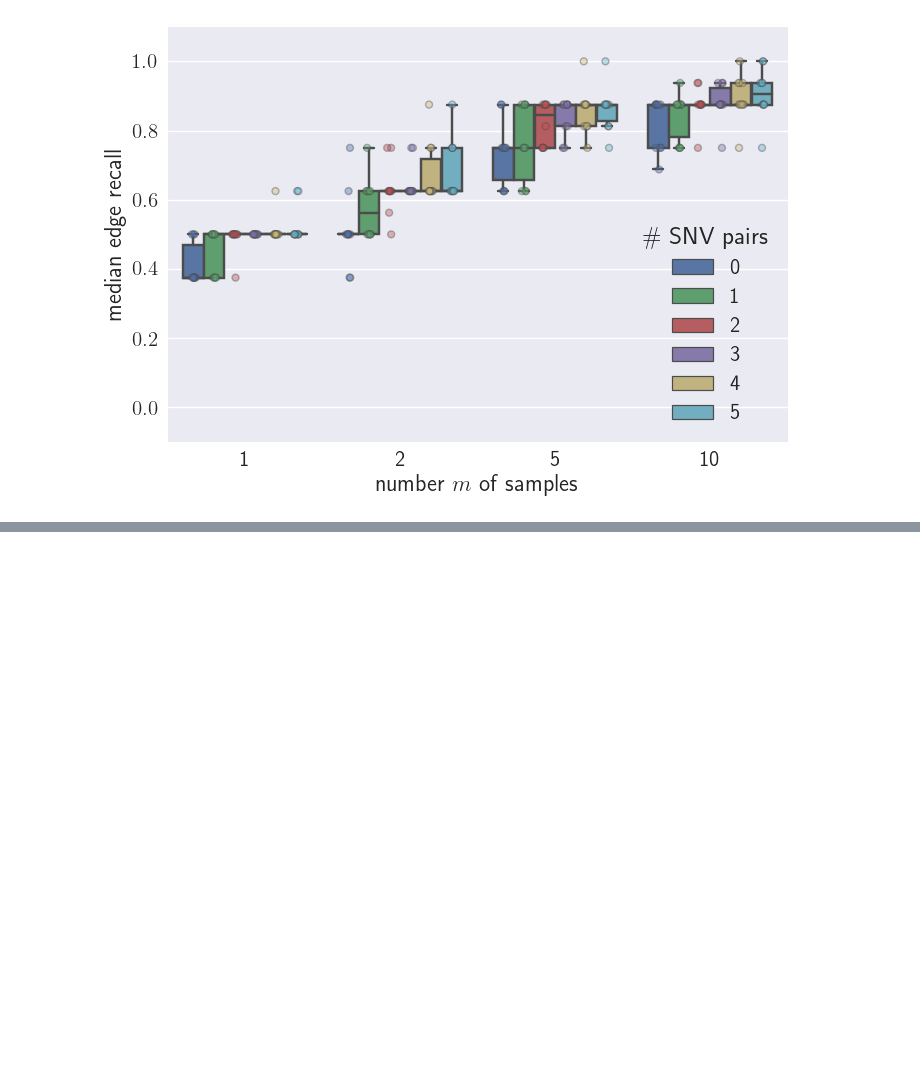
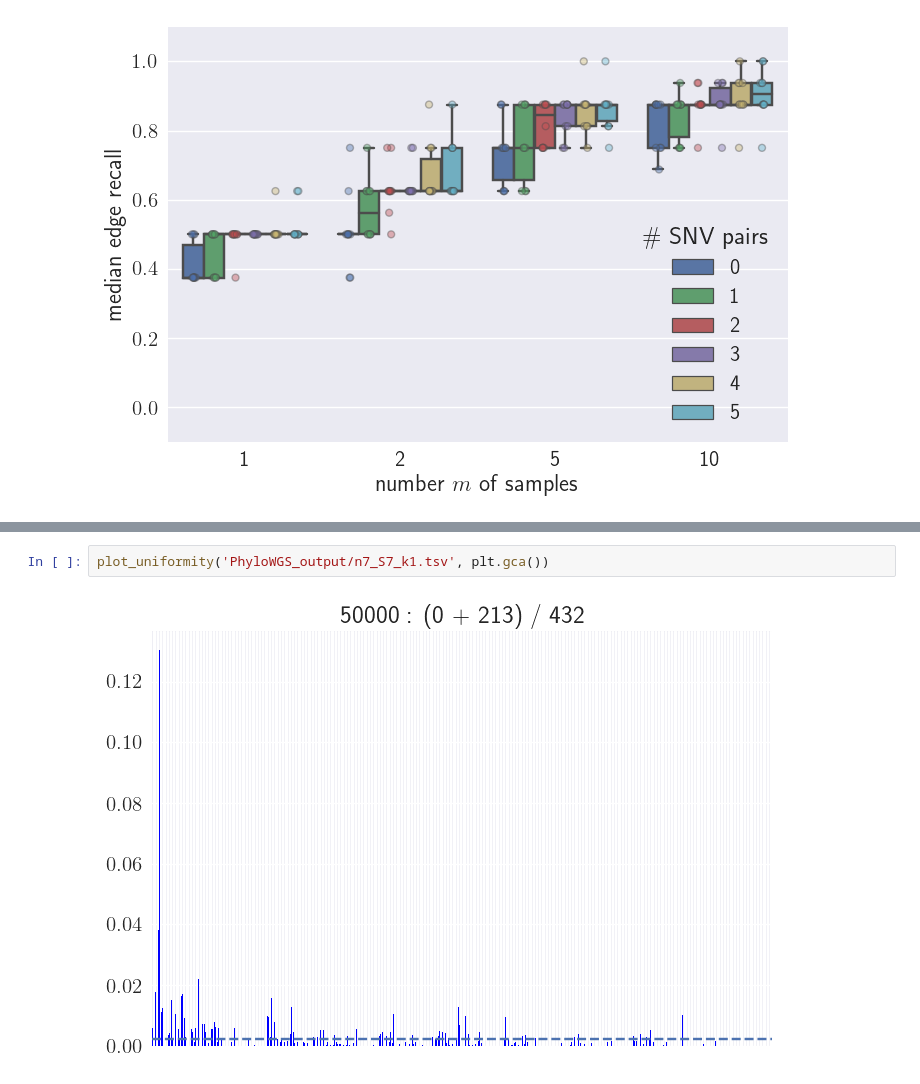
Before and after one commit to elkebir-group/PPM-NonUniq, a Jupyter notebook: analysis.ipynb, the cells around one changed output, grey strips where cells are left out. Saved outputs shown, nothing was run; the diff lists cells and outputs as text; blank space fills up the shorter version.

```diff
--- a/analysis.ipynb
+++ b/analysis.ipynb
@@ -467,0 +566,4 @@ plt.savefig("edge_recall_LRS.pdf")
+# %%
+plot_uniformity('PhyloWGS_output/n7_S7_k1.tsv', plt.gca())
+# %% [output]
+[figure, added]
```
Also changed, not shown: parts of 10 cells of this notebook, 20 other files.
